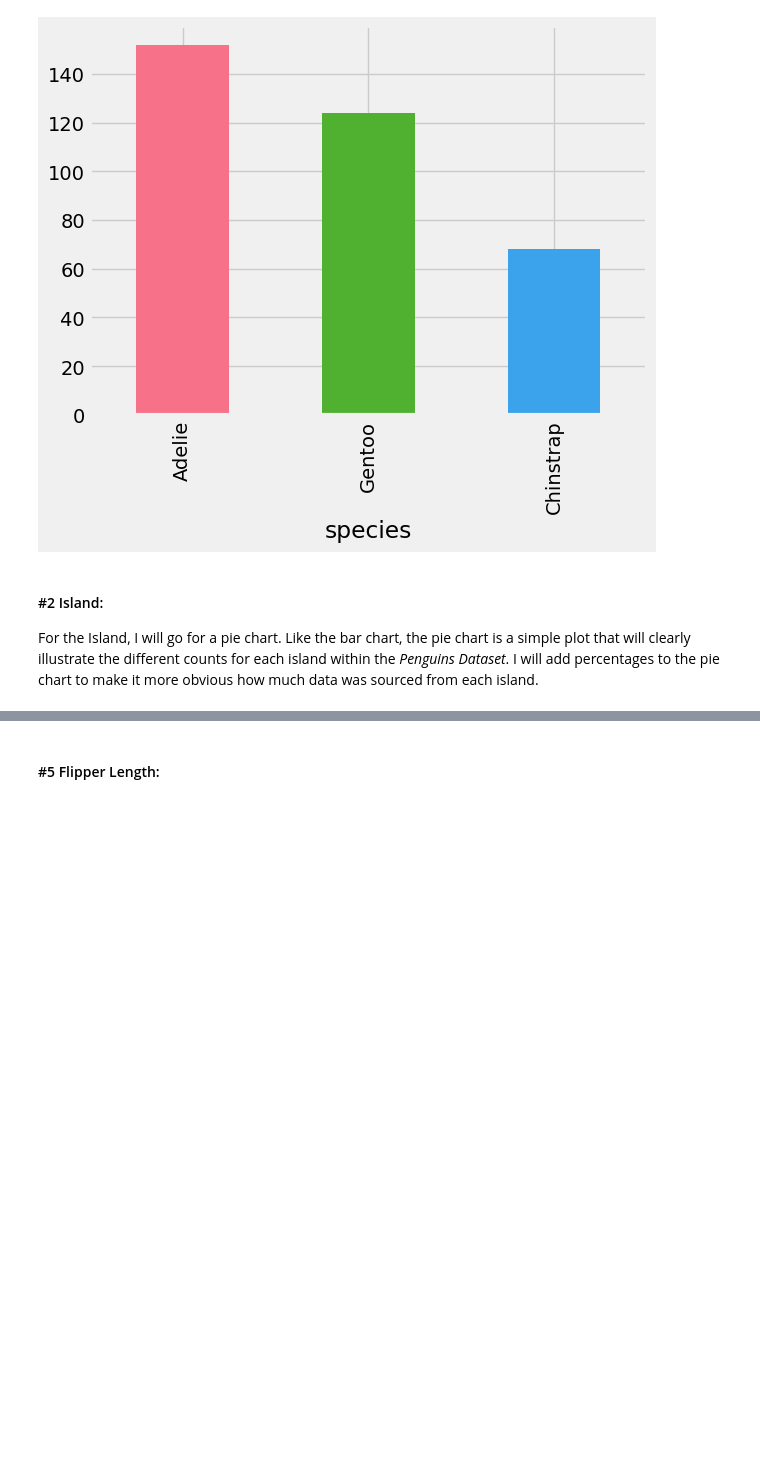
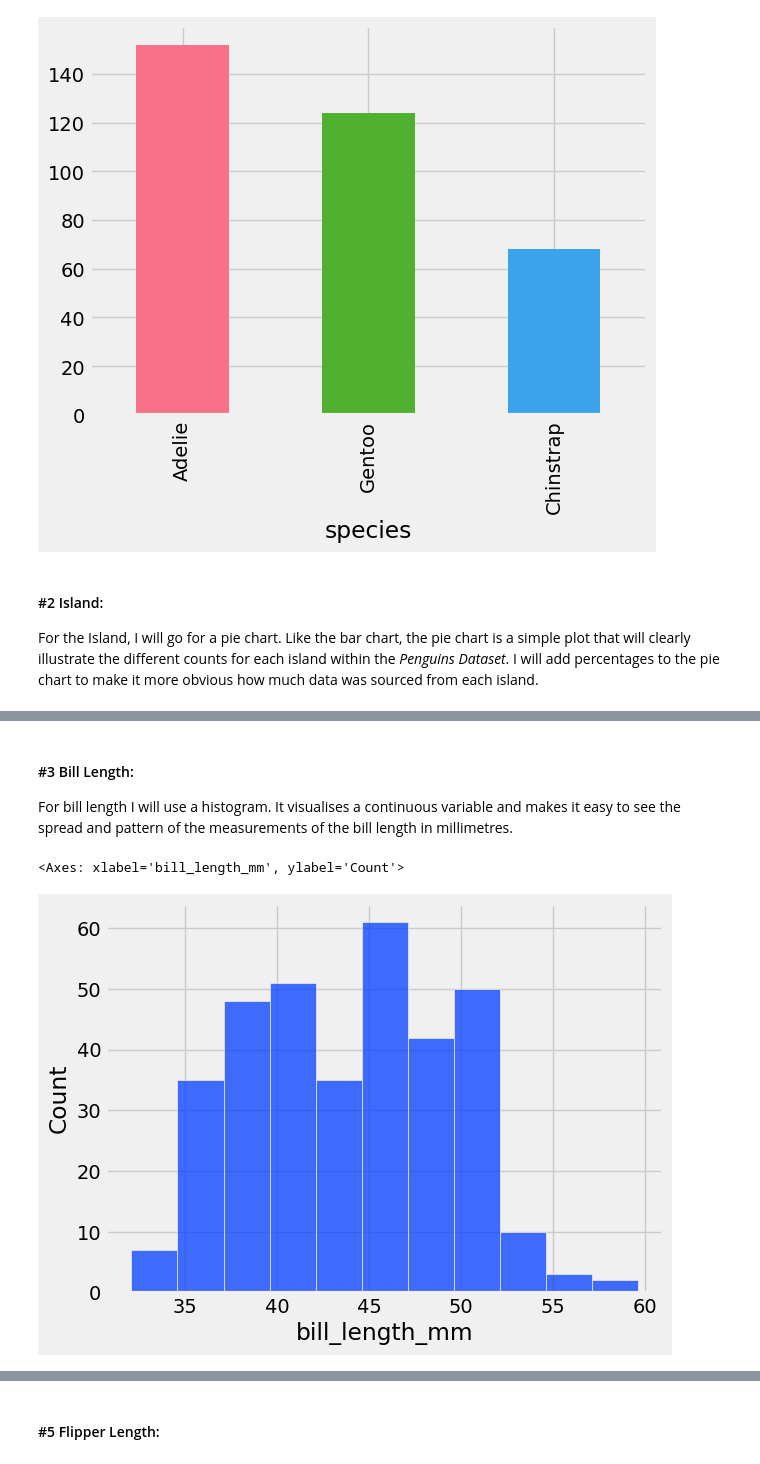
Before and after one commit to turps-pc90/fund_data, a Jupyter notebook: tasks.ipynb, the cells around one changed output, grey strips where cells are left out. Cells and saved outputs as stored; diff of their text form; code cells hidden in the pictures; blank space fills up the shorter version.

```diff
--- a/tasks.ipynb
+++ b/tasks.ipynb
@@ -626,0 +623,8 @@ plt.show()
+# %% [markdown]
+#### #3 Bill Length:
+For bill length I will use a histogram. It visualises a continuous variable and makes it easy to see the spread and pattern of the measurements of the bill length in millimetres.
+# %%
+sns.histplot(x="bill_length_mm", data=penguins_neat)
+# %% [output]
+<Axes: xlabel='bill_length_mm', ylabel='Count'>
+[figure, added]
```
Also changed, not shown: parts of 5 cells of this notebook.
